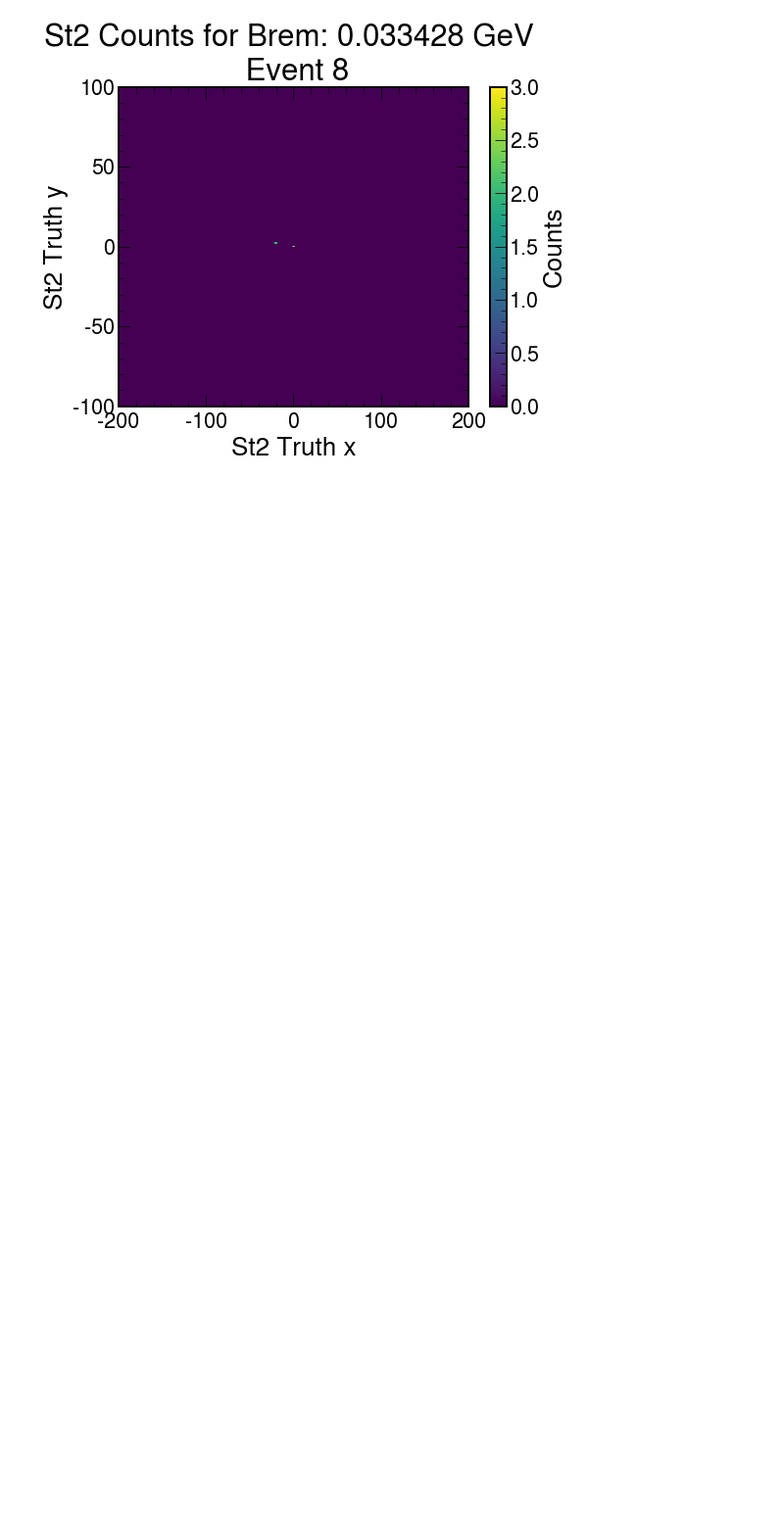
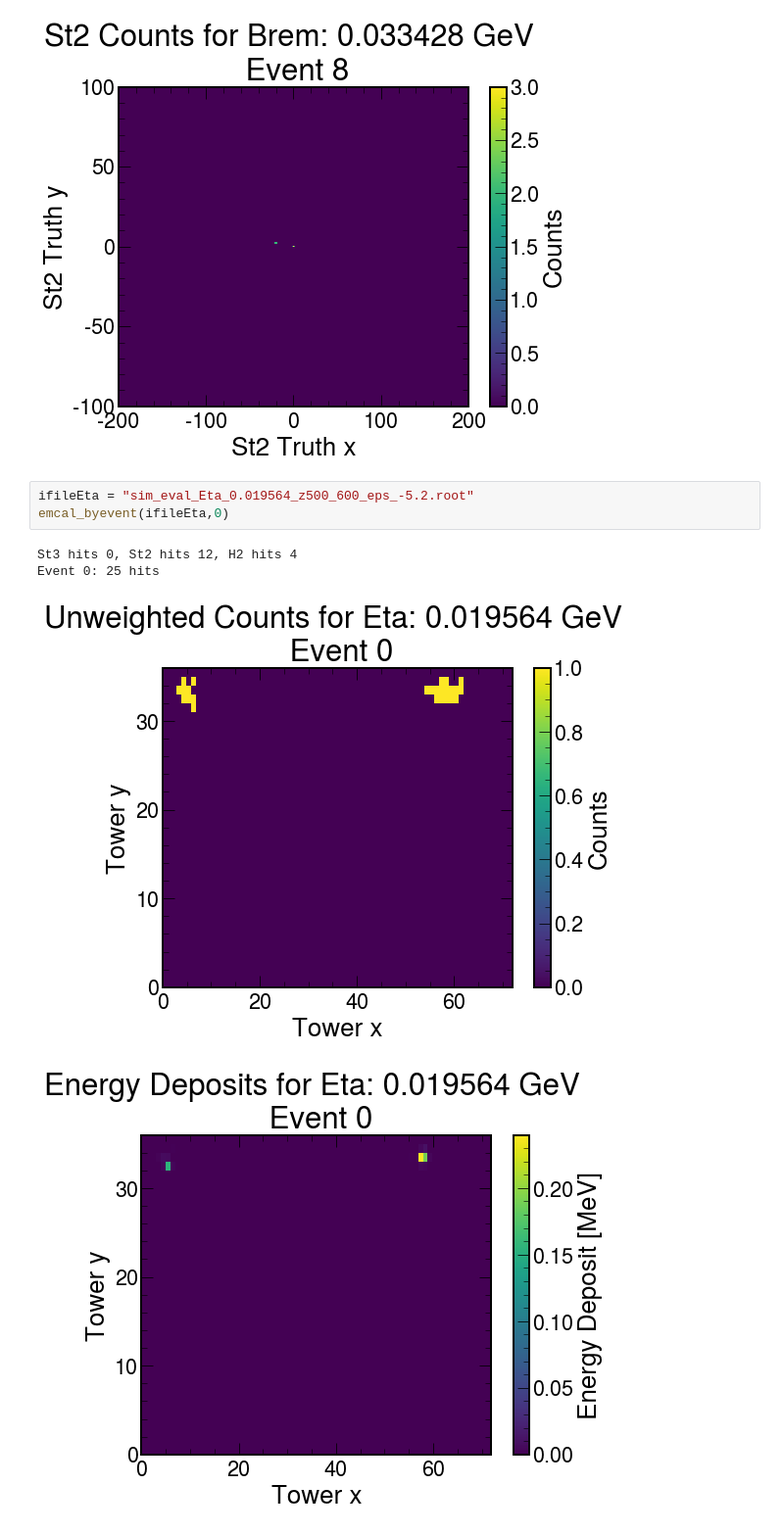
Before and after one commit to DarkQuest-FNAL/DarkQuest, a Jupyter notebook: e1039-analysis/python/ECALTowers.ipynb, the cells around one changed output. Shown: that part at 98% size. Saved outputs shown, nothing was run; the diff lists cells and outputs as text; blank space fills up the shorter version.

Commit message:
add some EMCAL studies

```diff
--- a/e1039-analysis/python/ECALTowers.ipynb
+++ b/e1039-analysis/python/ECALTowers.ipynb
@@ -172,3 +172,11 @@ Event 8: 51 hits
 [figure]
 [figure]
 [figure]
+# %%
+ifileEta = "sim_eval_Eta_0.019564_z500_600_eps_-5.2.root"
+emcal_byevent(ifileEta,0)
+# %% [output]
+St3 hits 0, St2 hits 12, H2 hits 4
+Event 0: 25 hits
+[figure, added]
+[figure, added]
```
Also changed, not shown: parts of 1 cell of this notebook, 1 other file.
